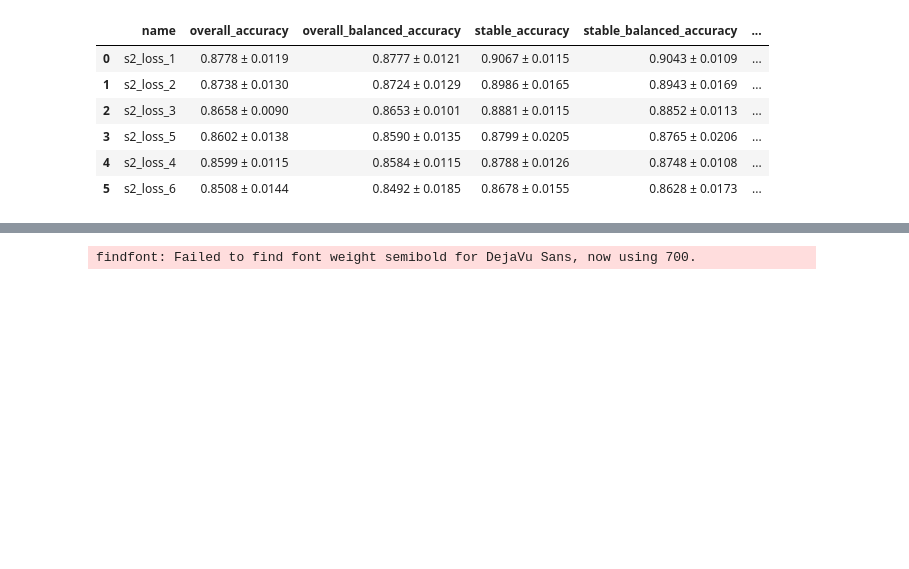
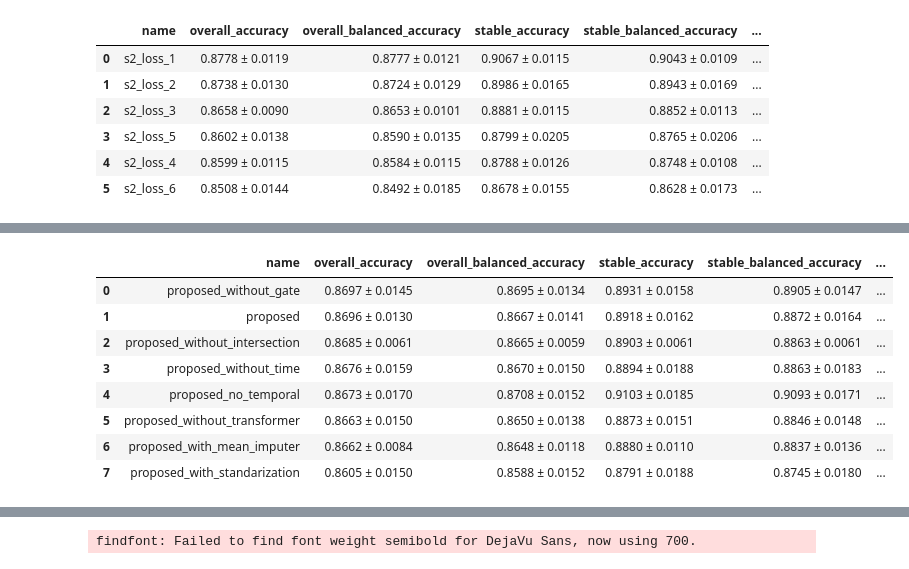
Before and after one commit to bipulsimkhada/AD_progression_visualization, a Jupyter notebook: analysis/loss.ipynb, the cells around one changed output, grey strips where cells are left out. Drawn from its saved outputs; the diff is of its cells as text; code cells hidden in the pictures; blank space fills up the shorter version.

```diff
--- a/analysis/loss.ipynb
+++ b/analysis/loss.ipynb
@@ -39,0 +66,16 @@ df_loss_s2
+# %%
+# Component Abalation
+from experiments.analysis import get_results
+
+df_runs = get_results("../results/cv")
+df_runs
+# %% [output]
+|  | name | overall_accuracy | overall_balanced_accuracy | stable_accuracy | stable_balanced_accuracy | ... |
+| 0 | proposed_without_gate | 0.8697 ± 0.0145 | 0.8695 ± 0.0134 | 0.8931 ± 0.0158 | 0.8905 ± 0.0147 | ... |
+| 1 | proposed | 0.8696 ± 0.0130 | 0.8667 ± 0.0141 | 0.8918 ± 0.0162 | 0.8872 ± 0.0164 | ... |
+| 2 | proposed_without_intersection | 0.8685 ± 0.0061 | 0.8665 ± 0.0059 | 0.8903 ± 0.0061 | 0.8863 ± 0.0061 | ... |
+| 3 | proposed_without_time | 0.8676 ± 0.0159 | 0.8670 ± 0.0150 | 0.8894 ± 0.0188 | 0.8863 ± 0.0183 | ... |
+| 4 | proposed_no_temporal | 0.8673 ± 0.0170 | 0.8708 ± 0.0152 | 0.9103 ± 0.0185 | 0.9093 ± 0.0171 | ... |
+| 5 | proposed_without_transformer | 0.8663 ± 0.0150 | 0.8650 ± 0.0138 | 0.8873 ± 0.0151 | 0.8846 ± 0.0148 | ... |
+| 6 | proposed_with_mean_imputer | 0.8662 ± 0.0084 | 0.8648 ± 0.0118 | 0.8880 ± 0.0110 | 0.8837 ± 0.0136 | ... |
+| 7 | proposed_with_standarization | 0.8605 ± 0.0150 | 0.8588 ± 0.0152 | 0.8791 ± 0.0188 | 0.8745 ± 0.0180 | ... |
```
Also changed, not shown: parts of 6 cells of this notebook, 5 other files.
